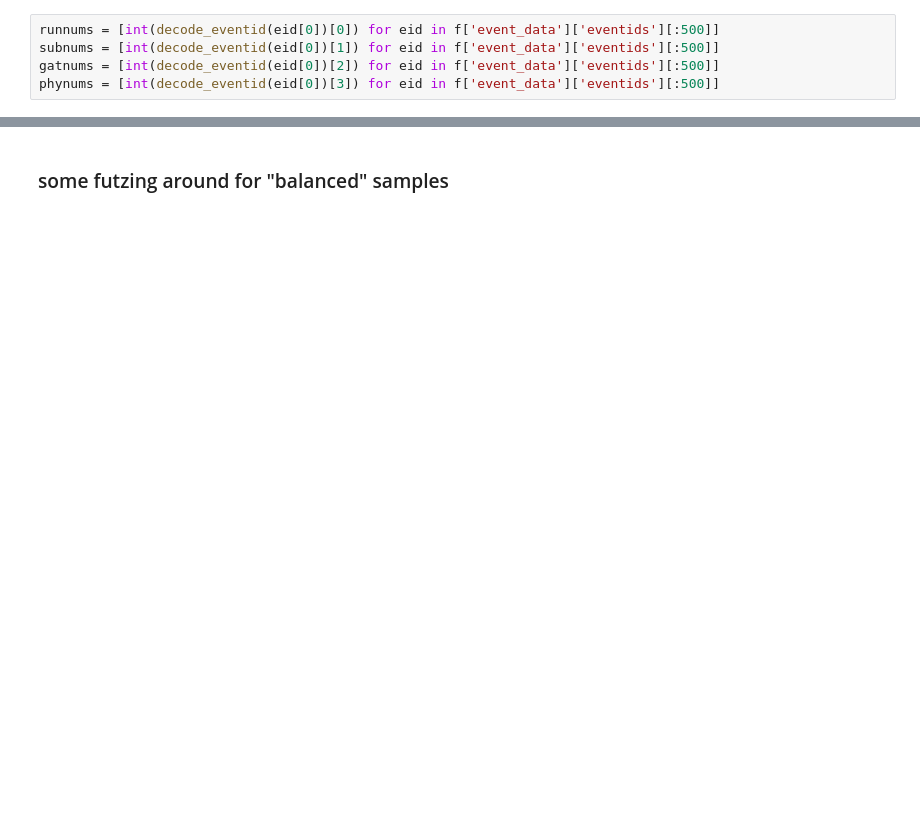
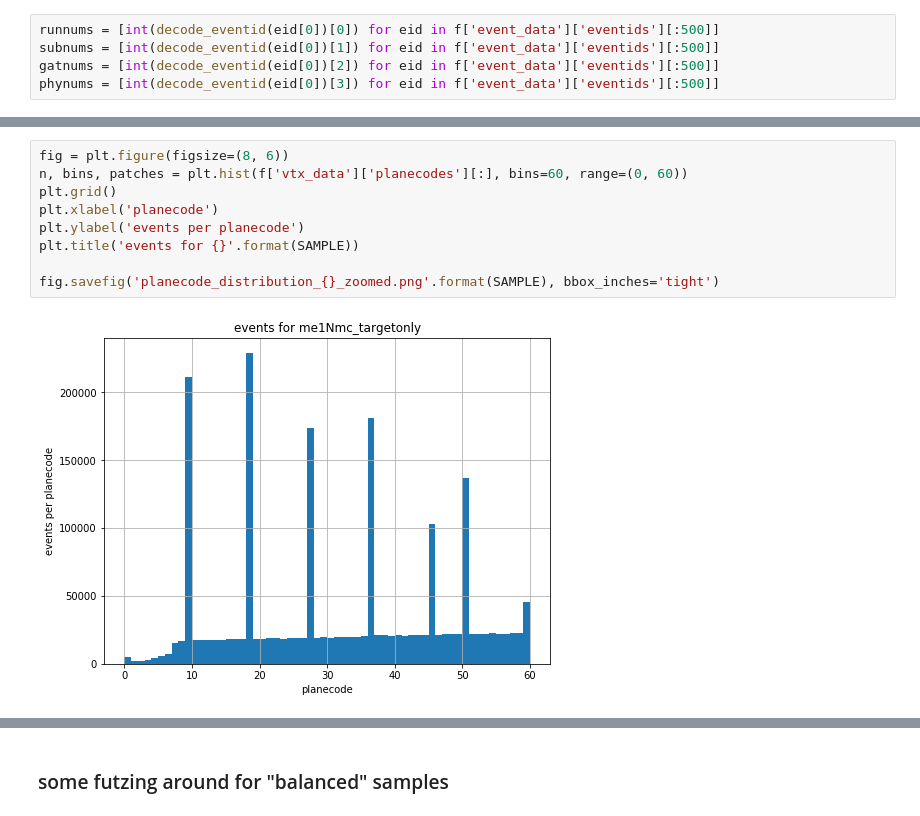
Before and after one commit to gnperdue/JupyterNotebooks, a Jupyter notebook: ANNMINERvA/visualize_planecode_occupancy_stats.ipynb, the cells around one changed output, grey strips where cells are left out. Drawn from its saved outputs; the diff is of its cells as text; blank space fills up the shorter version.

```diff
--- a/ANNMINERvA/visualize_planecode_occupancy_stats.ipynb
+++ b/ANNMINERvA/visualize_planecode_occupancy_stats.ipynb
@@ -131,0 +133,11 @@ fig.savefig('planecode_distribution_{}.png'.format(SAMPLE), bbox_inches='tight')
+# %%
+fig = plt.figure(figsize=(8, 6))
+n, bins, patches = plt.hist(f['vtx_data']['planecodes'][:], bins=60, range=(0, 60))
+plt.grid()
+plt.xlabel('planecode')
+plt.ylabel('events per planecode')
+plt.title('events for {}'.format(SAMPLE))
+
+fig.savefig('planecode_distribution_{}_zoomed.png'.format(SAMPLE), bbox_inches='tight')
+# %% [output]
+[figure, added]
```
Also changed, not shown: parts of 29 cells of this notebook, 2 other files.
